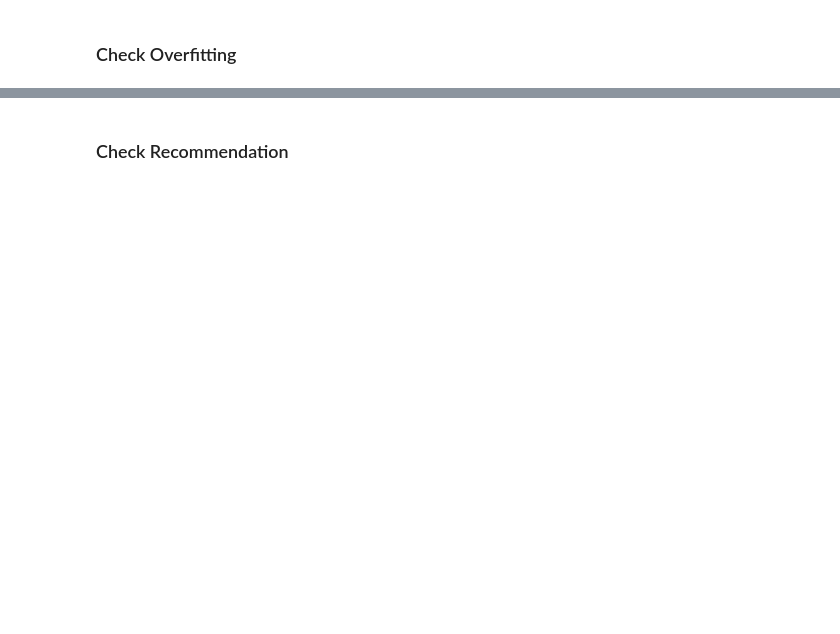
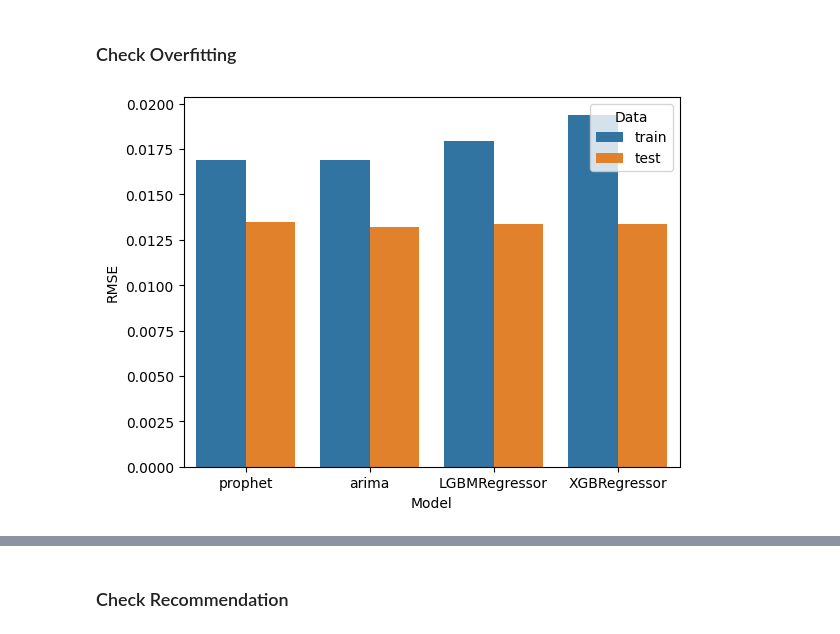
Before and after one commit to domreichl/trading-ml, a Jupyter notebook: notebooks/recommendation_analysis.ipynb, the cells around one changed output, grey strips where cells are left out. Cells and saved outputs as stored; diff of their text form; code cells hidden in the pictures; blank space fills up the shorter version.

```diff
--- a/notebooks/recommendation_analysis.ipynb
+++ b/notebooks/recommendation_analysis.ipynb
@@ -8,0 +9,19 @@ test = pd.read_csv("../results/test_metrics.csv", sep=";")
+# %%
+val = pd.read_csv("../results/validation_results.csv", sep=";")
+val["Model"] = val["Model"].str.replace("val_", "")
+val["Data"] = "train"
+val_rmse = val[["Model", "Data", "RMSE"]]
+val_f1 = val[["Model", "Data", "F1"]]
+
+test = pd.read_csv("../results/test_metrics.csv", sep=";")
+test["Model"] = test["Model"].str.replace("main_", "")
+test["Data"] = "test"
+test_rmse = test[test["Metric"]=="RMSE"][["Model", "Data", "Metric", "Score"]].rename(columns={"Score": "RMSE"})
+test_f1 = test[test["Metric"]=="F1"][["Model", "Data", "Metric", "Score"]].rename(columns={"Score": "F1"})
+
+rmse = pd.concat([val_rmse, test_rmse])
+f1 = pd.concat([val_f1, test_f1])
+# %%
+sns.barplot(x="Model", y="RMSE", hue="Data", data=rmse);
+# %% [output]
+[figure, added]
```
Also changed, not shown: parts of 5 cells of this notebook, 24 other files.
